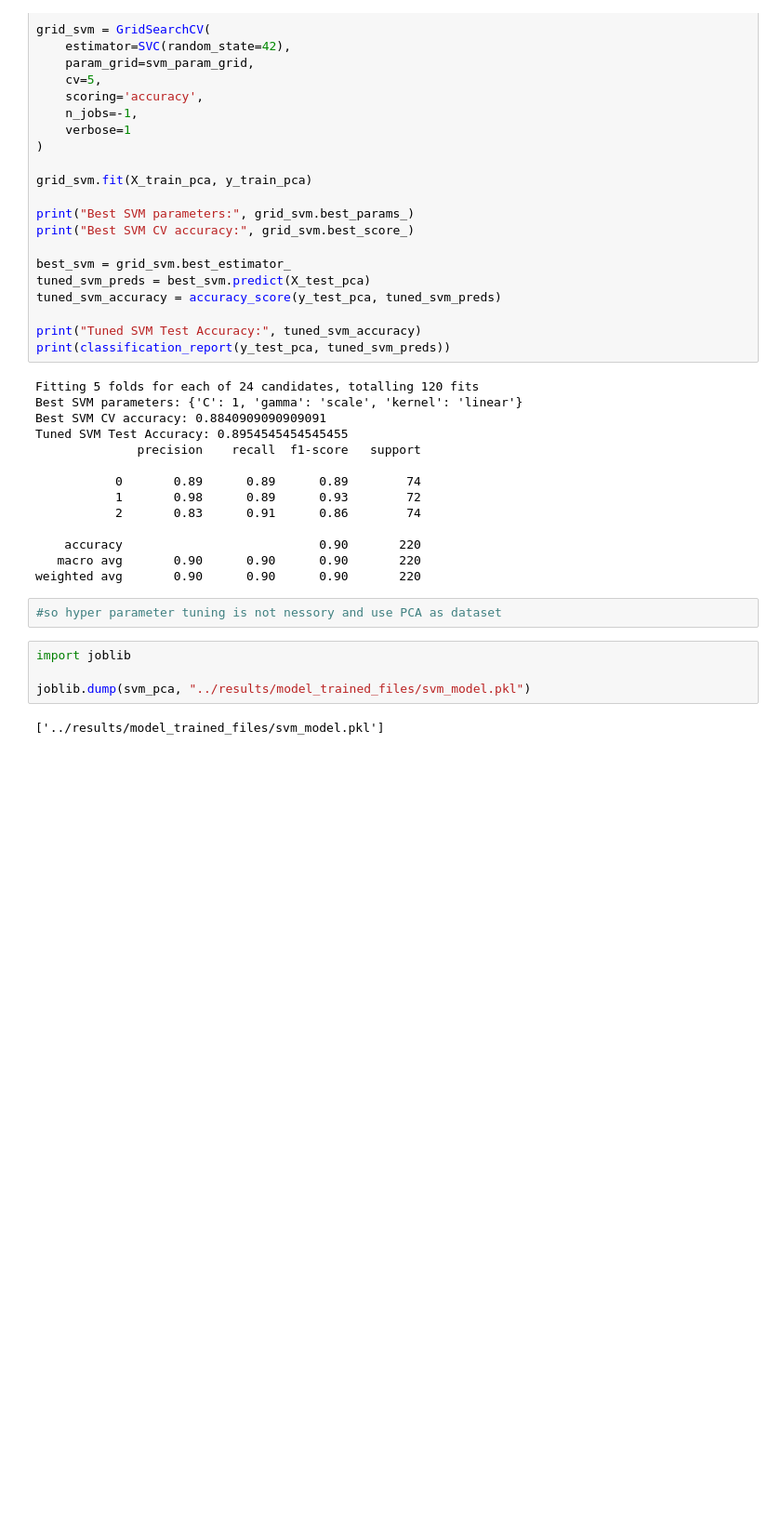
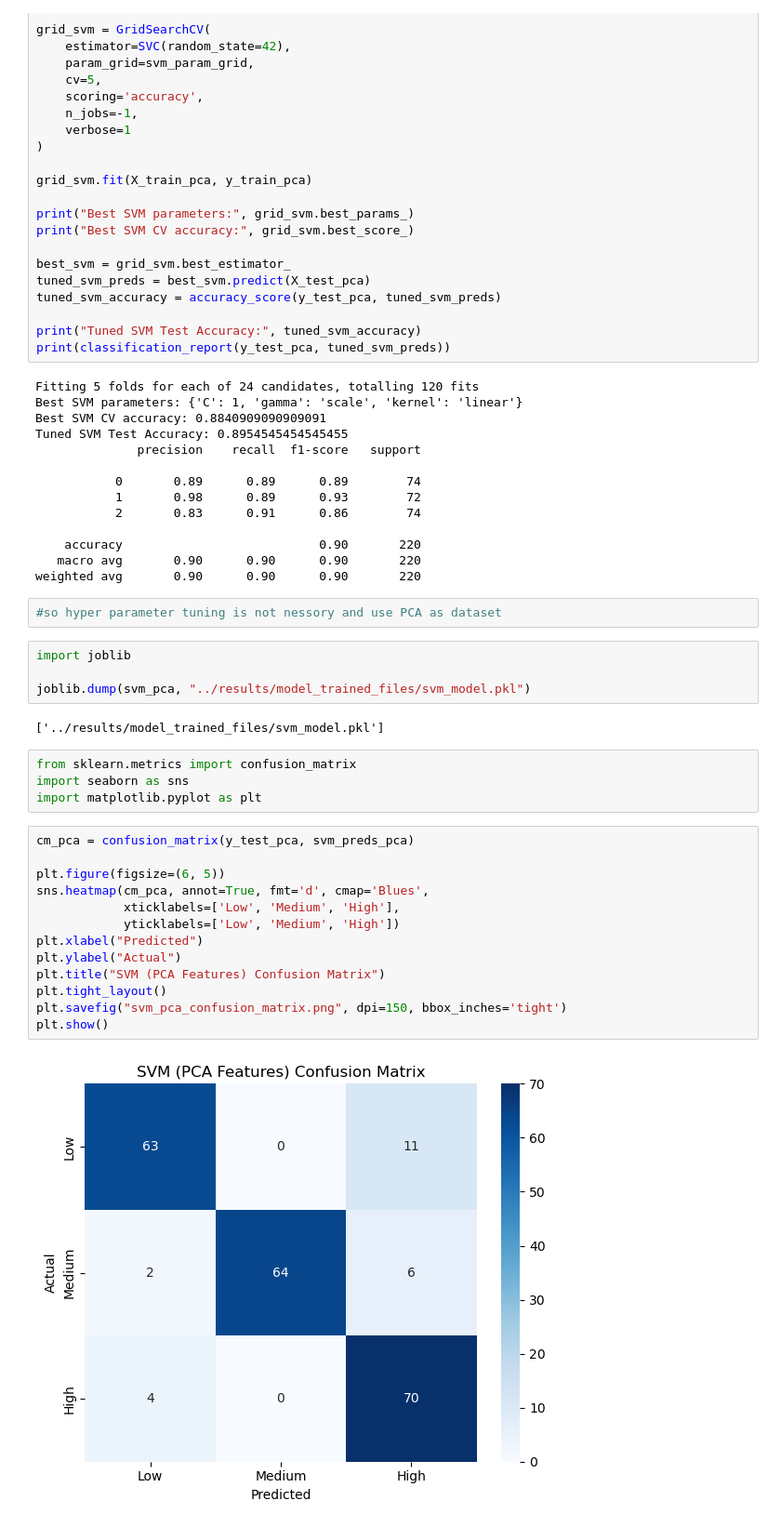
Before and after one commit to chandiracje/AIMAL_Project_Y2S1_G8.1_03, a Jupyter notebook: notebooks/SVM.ipynb, the cells around one changed output. Shown at 93% size. Saved outputs shown, nothing was run; the diff lists cells and outputs as text; blank space fills up the shorter version.

```diff
--- a/notebooks/SVM.ipynb
+++ b/notebooks/SVM.ipynb
@@ -173,3 +173,22 @@ import joblib
 joblib.dump(svm_pca, "../results/model_trained_files/svm_model.pkl")
 # %% [output]
 ['../results/model_trained_files/svm_model.pkl']
+# %%
+from sklearn.metrics import confusion_matrix
+import seaborn as sns
+import matplotlib.pyplot as plt
+# %%
+cm_pca = confusion_matrix(y_test_pca, svm_preds_pca)
+
+plt.figure(figsize=(6, 5))
+sns.heatmap(cm_pca, annot=True, fmt='d', cmap='Blues',
+            xticklabels=['Low', 'Medium', 'High'],
+            yticklabels=['Low', 'Medium', 'High'])
+plt.xlabel("Predicted")
+plt.ylabel("Actual")
+plt.title("SVM (PCA Features) Confusion Matrix")
+plt.tight_layout()
+plt.savefig("svm_pca_confusion_matrix.png", dpi=150, bbox_inches='tight')
+plt.show()
+# %% [output]
+[figure, added]
```
Also changed, not shown: parts of 1 cell of this notebook, 2 other files.
